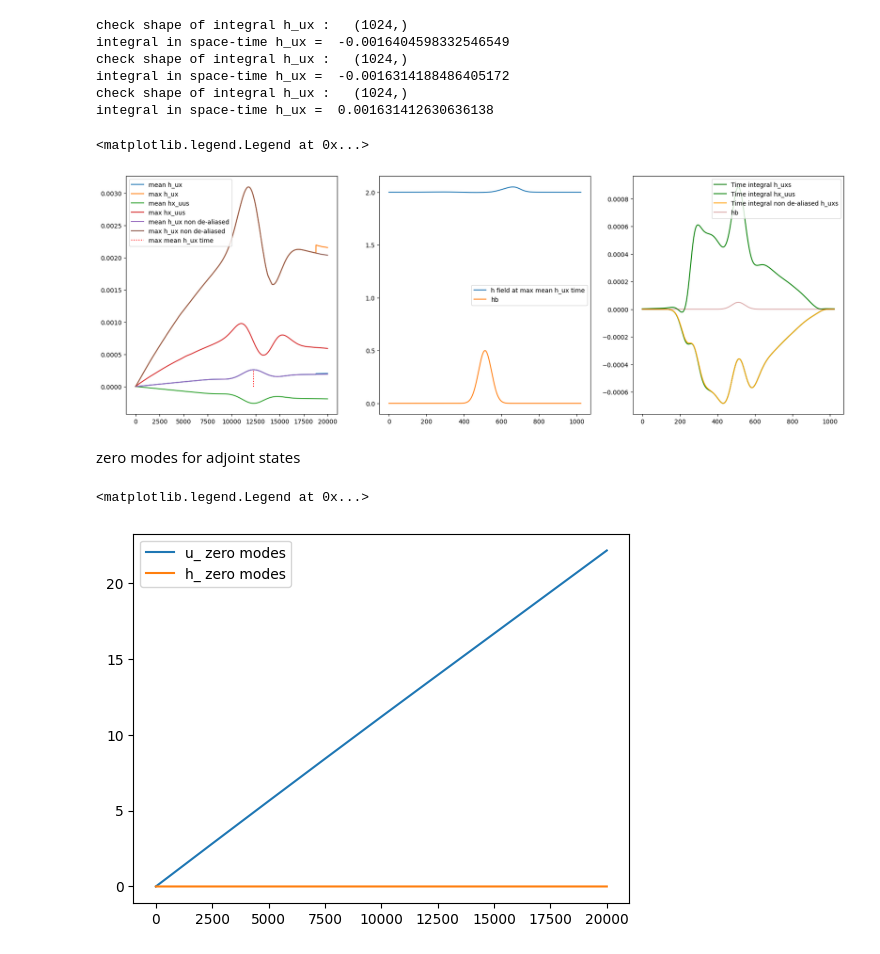
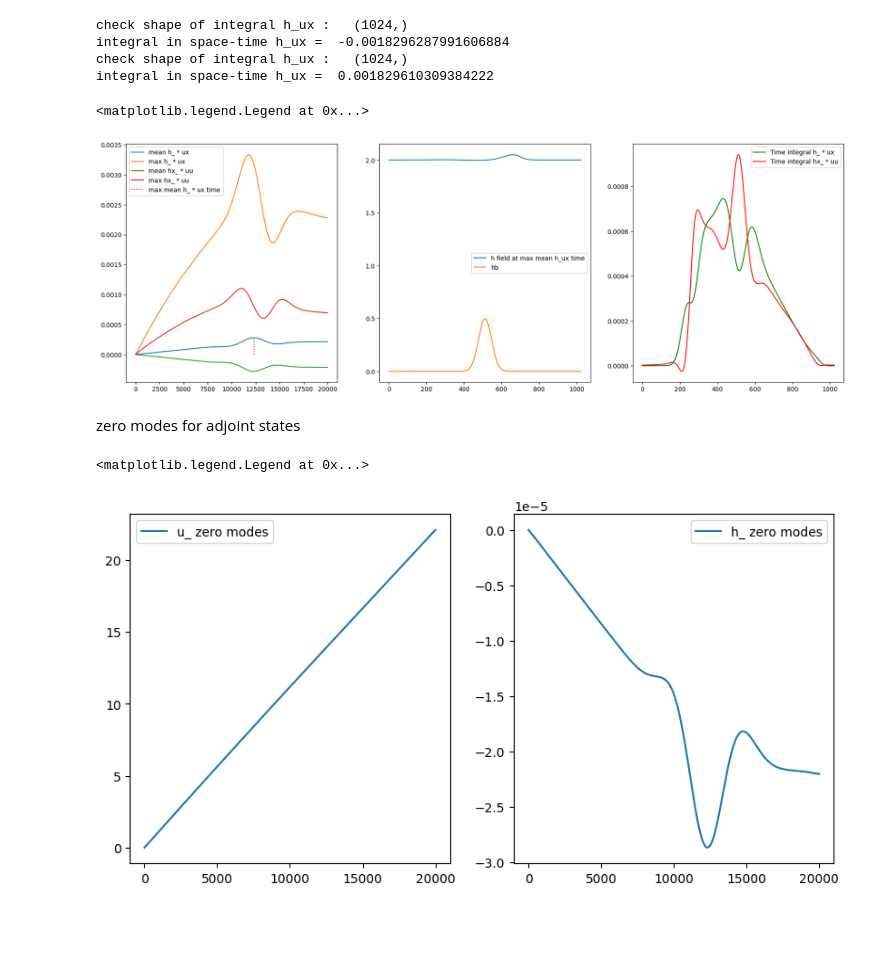
Before and after one commit to PatricioClark/pySPEC, a Jupyter notebook: plot_dg.ipynb, the cells around one changed output. Cells and saved outputs as stored; diff of their text form; code cells hidden in the pictures; blank space fills up the shorter version.

```diff
--- a/plot_dg.ipynb
+++ b/plot_dg.ipynb
@@ -8,10 +8,16 @@ from types import SimpleNamespace
 import pySPEC as ps
 from pySPEC.time_marching import SWHD_1D, Adjoint_SWHD_1D
 
-param_path = 'examples/adjoint'
+param_path = '/home/lpancotto/code/tesis/adjoint/pySPEC/examples/adjoint_sgd_SimpleGauss'
 # Parse JSON into an object with attributes corresponding to dict keys.
-fpm = json.load(open(f'{param_path}/forward_params.json', 'r'), object_hook=lambda d: SimpleNamespace(**d))
-bpm = json.load(open(f'{param_path}/backward_params.json', 'r'), object_hook=lambda d: SimpleNamespace(**d))
+fpm = json.load(open(f'{param_path}/params.json', 'r'), object_hook=lambda d: SimpleNamespace(**d))
 fpm.Lx = 2*np.pi*fpm.Lx
+fpm.out_path = fpm.forward_out_path
+fpm.ostep = fpm.forward_ostep
+# Parse JSON into an object with attributes corresponding to dict keys.
+bpm = json.load(open(f'{param_path}/params.json', 'r'), object_hook=lambda d: SimpleNamespace(**d))
+bpm.Lx = 2*np.pi*bpm.Lx
+bpm.out_path = bpm.backward_out_path
+bpm.ostep = bpm.backward_ostep
 grid   = ps.Grid1D(fpm)
 # %%
@@ -36,7 +40,6 @@ def get_dg_stats(h_uxs):
     return mh_uxs, Mh_uxs, Th_uxs, XTh_uxs
 # %%
 mh_uxs, Mh_uxs, Th_uxs, XTh_uxs = get_dg_stats(h_uxs)
-mh_uxs_non,  Mh_uxs_non , Th_uxs_non, XTh_uxs_non = get_dg_stats(h_uxs_non_dealiased)
 mhx_uus,  Mhx_uus , Thx_uus, XThx_uus = get_dg_stats(hx_uus)
 
 tts = [tt for tt in range(len(h_uxs))]
@@ -49,47 +52,44 @@ hh_max = np.load(f'{fpm.data_path}/hh_{argmaxh_ux:04}.npy')
 hb = np.load(f'{fpm.data_path}/hb.npy')
 # %% [output]
 check shape of integral h_ux :   (1024,)
-integral in space-time h_ux =  -0.0016404598332546549
+integral in space-time h_ux =  -0.0018296287991606884
 check shape of integral h_ux :   (1024,)
-integral in space-time h_ux =  -0.0016314188486405172
-check shape of integral h_ux :   (1024,)
-integral in space-time h_ux =  0.001631412630636138
+integral in space-time h_ux =  0.001829610309384222
 # %%
 f,axs = plt.subplots(ncols=3 , figsize = (21,7))
 
-axs[0].plot(tts , mh_uxs , label = 'mean h_ux' )
-axs[0].plot(tts , Mh_uxs , label = 'max h_ux' )
-axs[0].plot(tts , mhx_uus , label = 'mean hx_uus' )
-axs[0].plot(tts , Mhx_uus , label = 'max hx_uus' )
-axs[0].plot(tts , mh_uxs_non , label = 'mean h_ux non de-aliased' )
-axs[0].plot(tts , Mh_uxs_non , label = 'max h_ux non de-aliased' )
-axs[0].vlines(argmaxh_ux , 0 , maxh_ux, linestyles='dotted', color = 'red', label = 'max mean h_ux time')
+axs[0].plot(tts , mh_uxs , label = 'mean h_ * ux' )
+axs[0].plot(tts , Mh_uxs , label = 'max h_ * ux' )
+axs[0].plot(tts , mhx_uus , label = 'mean hx_ * uu' )
+axs[0].plot(tts , Mhx_uus , label = 'max hx_ * uu' )
+axs[0].vlines(argmaxh_ux , 0 , maxh_ux, linestyles='dotted', color = 'red', label = 'max mean h_ * ux time')
 axs[0].legend()
 
 axs[1].plot(hh_max, label = 'h field at max mean h_ux time')
 axs[1].plot(hb, label = 'hb')
 axs[1].legend()
 
-axs[2].plot(Th_uxs , alpha = 1, color = 'green' , label = 'Time integral h_uxs')
-axs[2].plot(Thx_uus , alpha = 1, color = 'green' , label = 'Time integral hx_uus')
-axs[2].plot( Th_uxs_non , alpha = 1, color = 'orange' ,label = 'Time integral non de-aliased h_uxs')
+axs[2].plot(- Th_uxs , alpha = 1, color = 'green' , label = 'Time integral h_ * ux')
+axs[2].plot(Thx_uus , alpha = 1, color = 'red' , label = 'Time integral hx_ * uu')
 # axs[2].plot(hh_max, label = 'h field at max mean h_ux time' , alpha = 0.4 , color = 'green')
 # axs[2].plot(hb*1e-4, label = 'hb' , alpha = 0.4 , color = 'brown')
 axs[2].legend()
 # %% [output]
 <matplotlib.legend.Legend at 0x...>
-[figure, old version]
+[figure, new version]
 # %% [markdown]
 zero modes for adjoint states
 # %%
 adjoint_zero_modes = [np.load(f'{bpm.out_path}/adjoint_zero_modes_{step:04}.npy') for step in range(Nt)] # zero modes for adjoint states
 # %%
-adjoint_zero_modes = np.array(adjoint_zero_modes)
+adjoint_zero_modes = np.array(adjoint_zero_modes )
 adjoint_zero_modes.shape
 
-plt.plot(adjoint_zero_modes[:,0] , label = 'u_ zero modes')
-plt.plot(adjoint_zero_modes[:,1] , label = 'h_ zero modes')
-plt.legend()
+f,axs = plt.subplots(ncols=2, figsize  = (10,5))
+axs[0].plot(adjoint_zero_modes[:,0] , label = 'u_ zero modes')
+axs[1].plot(adjoint_zero_modes[:,1] , label = 'h_ zero modes')
+axs[0].legend()
+axs[1].legend()
 # %% [output]
 <matplotlib.legend.Legend at 0x...>
-[figure, old version]
+[figure, new version]
```
Also changed, not shown: parts of 1 cell of this notebook, 15 other files.
